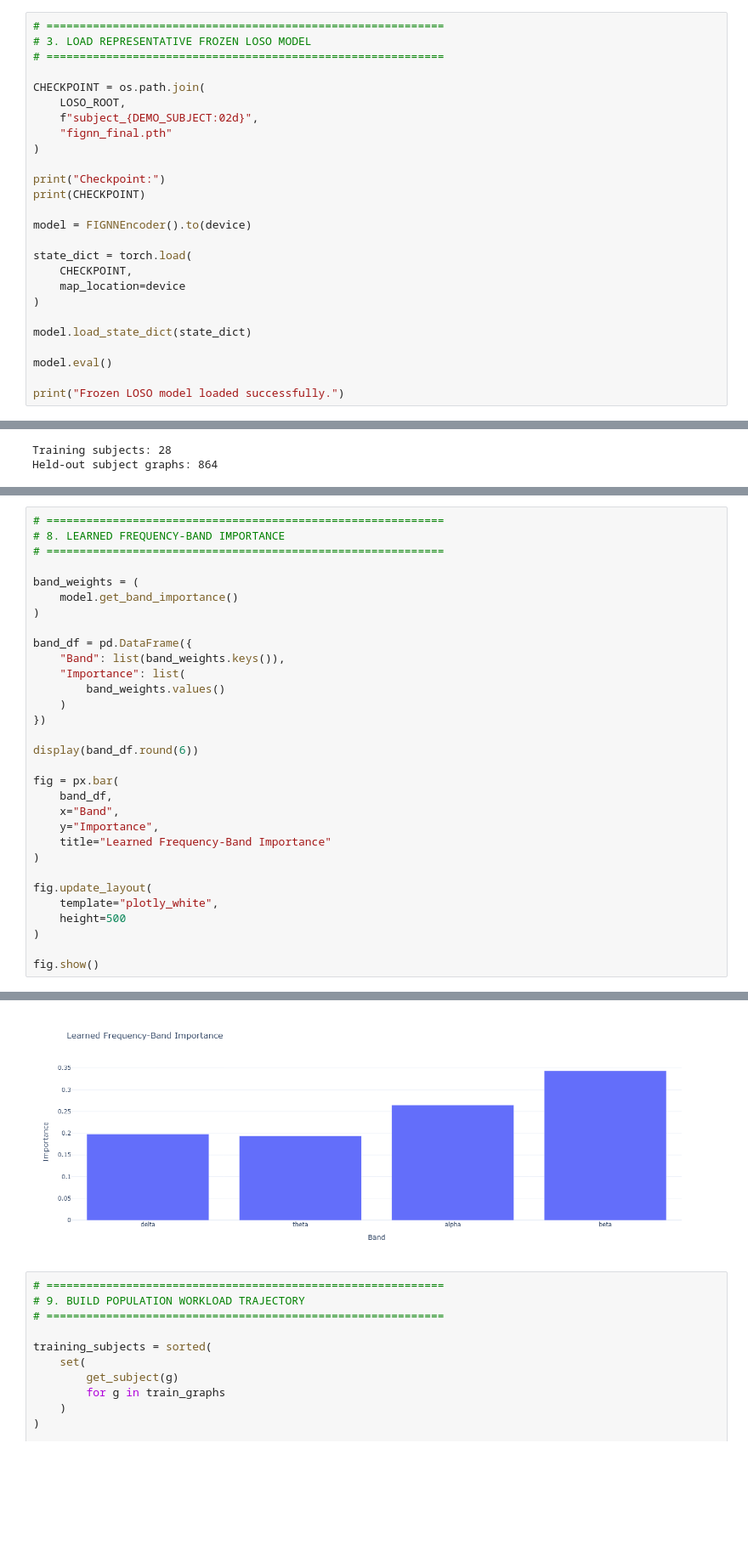
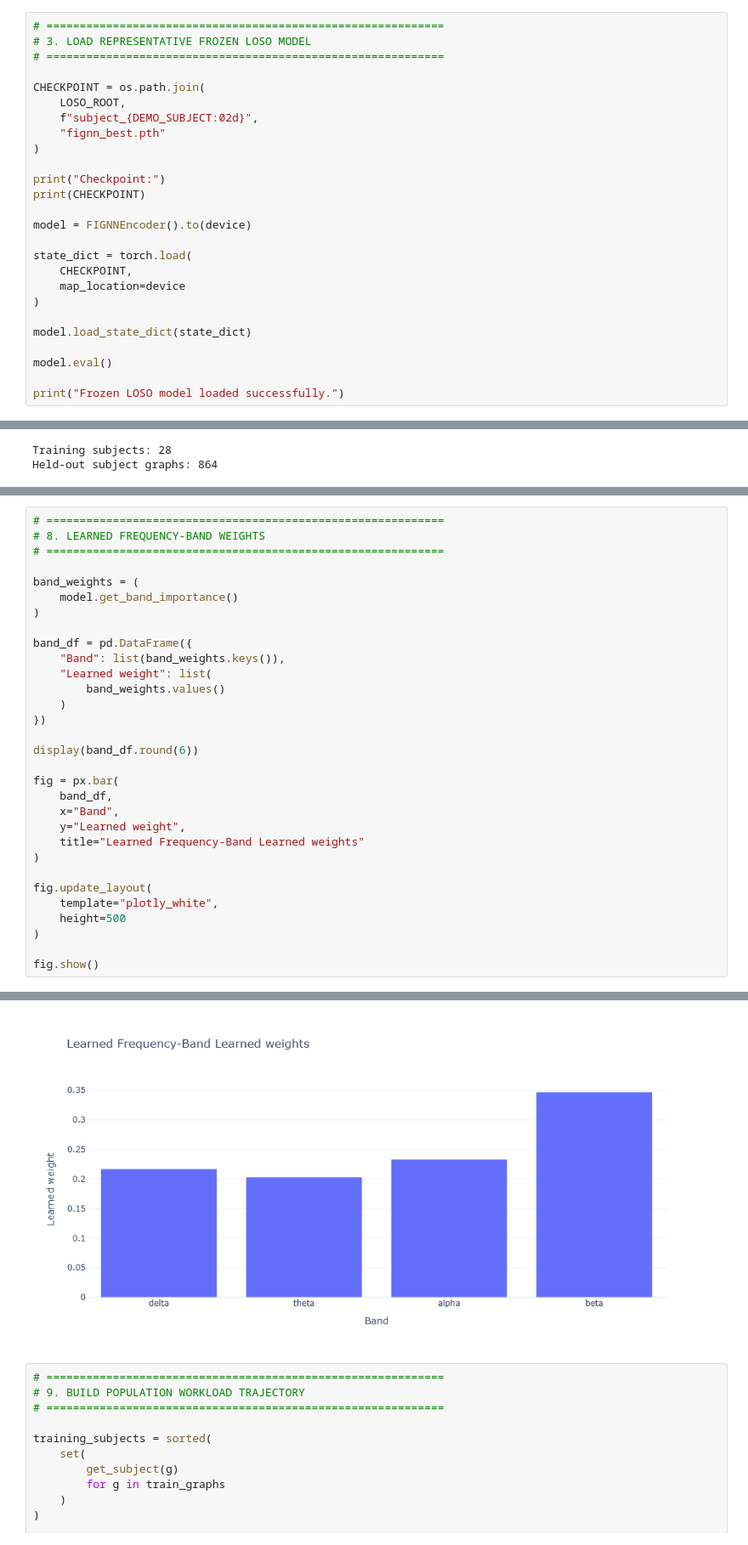
Before and after one commit to VigneshJai-Debug/fignn_cni__project, a Jupyter notebook: notebooks/FIGNN_Final_Demo.ipynb, the cells around one changed output, grey strips where cells are left out. Shown at 85% size. Cells and saved outputs as stored; diff of their text form; blank space fills up the shorter version.

```diff
--- a/notebooks/FIGNN_Final_Demo.ipynb
+++ b/notebooks/FIGNN_Final_Demo.ipynb
@@ -267,7 +265,7 @@ Task graphs: 25056
 CHECKPOINT = os.path.join(
     LOSO_ROOT,
     f"subject_{DEMO_SUBJECT:02d}",
-    "fignn_final.pth"
+    "fignn_best.pth"
 )
 
 print("Checkpoint:")
@@ -529,6 +541,6 @@ fig.show()
 # %%
 # ============================================================
-# 8. LEARNED FREQUENCY-BAND IMPORTANCE
+# 8. LEARNED FREQUENCY-BAND WEIGHTS
 # ============================================================
 
 band_weights = (
@@ -537,7 +549,7 @@ band_weights = (
 
 band_df = pd.DataFrame({
     "Band": list(band_weights.keys()),
-    "Importance": list(
+    "Learned weight": list(
         band_weights.values()
     )
 })
@@ -547,8 +559,8 @@ display(band_df.round(6))
 fig = px.bar(
     band_df,
     x="Band",
-    y="Importance",
-    title="Learned Frequency-Band Importance"
+    y="Learned weight",
+    title="Learned Frequency-Band Learned weights"
 )
 
 fig.update_layout(
@@ -566,4 +578,4 @@ fig.show()
-[figure, old version]
+[figure, new version]
 # %%
 # ============================================================
 # 9. BUILD POPULATION WORKLOAD TRAJECTORY
```
Also changed, not shown: parts of 16 cells of this notebook, 7 other files.
